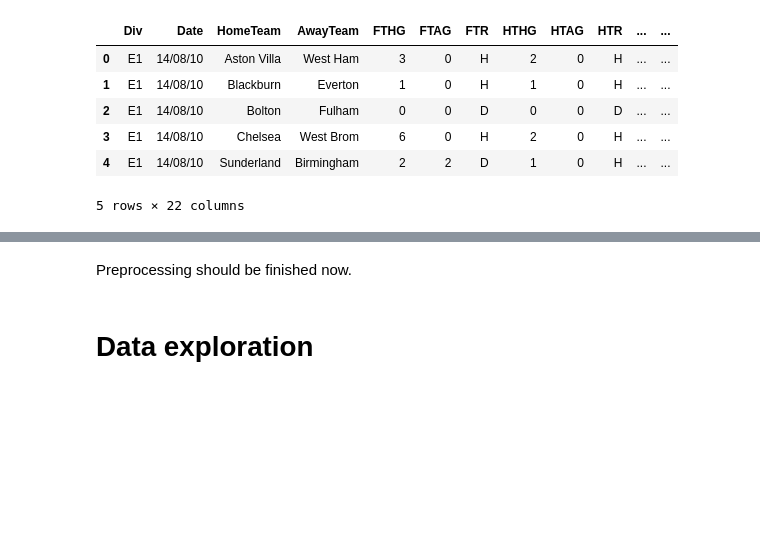
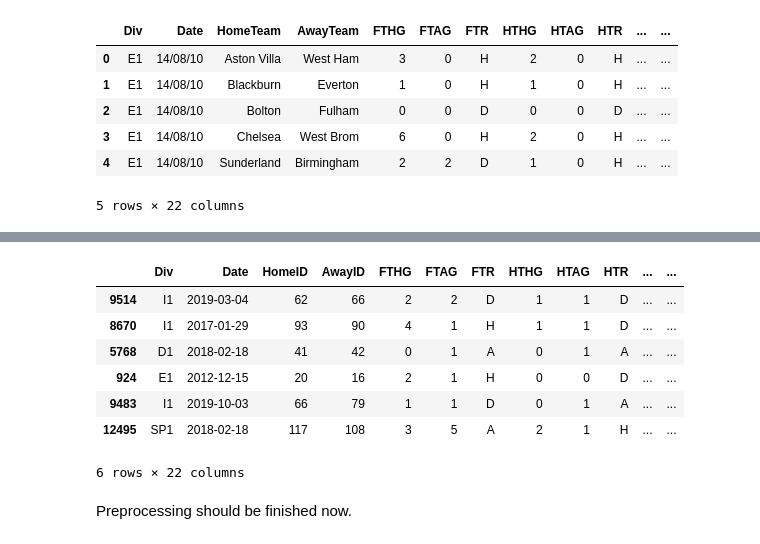
Before and after one commit to michapries/bachelors-thesis, a Jupyter notebook: initial_notebook.ipynb, the cells around one changed output, grey strips where cells are left out. Cells and saved outputs as stored; diff of their text form; code cells hidden in the pictures; blank space fills up the shorter version.

Commit message:
added new dataframe and started implementing features

```diff
--- a/initial_notebook.ipynb
+++ b/initial_notebook.ipynb
@@ -127 +129,14 @@ AR                   int64
 dtype: object
+# %%
+# Assign an ID to each team for easier identification
+team_ids = defaultdict()
+
+assert len(results['HomeTeam'].unique()) == len(results['AwayTeam'].unique())
+
+teams = results['HomeTeam'].unique()
+
+index = 0
+for team in teams:
+    team_ids[team] = index
+    print(index, team)
+    index += 1
@@ -128,4 +161,20 @@ dtype: object
+# %%
+# Convert team name columns to IDs
+#results['HomeID'] = results['HomeTeam']
+#results['AwayID'] = results['AwayTeam']
+results.rename(columns={'HomeTeam': 'HomeID', 'AwayTeam': 'AwayID'}, inplace=True)
+results['HomeID'].replace(team_ids, inplace=True)
+results['AwayID'].replace(team_ids, inplace=True)
+# %%
+results.sample(6)
+# %% [output]
+|  | Div | Date | HomeID | AwayID | FTHG | FTAG | FTR | HTHG | HTAG | HTR | ... | ... |
+| 9514 | I1 | 2019-03-04 | 62 | 66 | 2 | 2 | D | 1 | 1 | D | ... | ... |
+| 8670 | I1 | 2017-01-29 | 93 | 90 | 4 | 1 | H | 1 | 1 | D | ... | ... |
+| 5768 | D1 | 2018-02-18 | 41 | 42 | 0 | 1 | A | 0 | 1 | A | ... | ... |
+| 924 | E1 | 2012-12-15 | 20 | 16 | 2 | 1 | H | 0 | 0 | D | ... | ... |
+| 9483 | I1 | 2019-10-03 | 66 | 79 | 1 | 1 | D | 0 | 1 | A | ... | ... |
+| 12495 | SP1 | 2018-02-18 | 117 | 108 | 3 | 5 | A | 2 | 1 | H | ... | ... |
+6 rows × 22 columns
 # %% [markdown]
 Preprocessing should be finished now.
-# %% [markdown]
-# Data exploration
```
Also changed, not shown: parts of 11 cells of this notebook.
